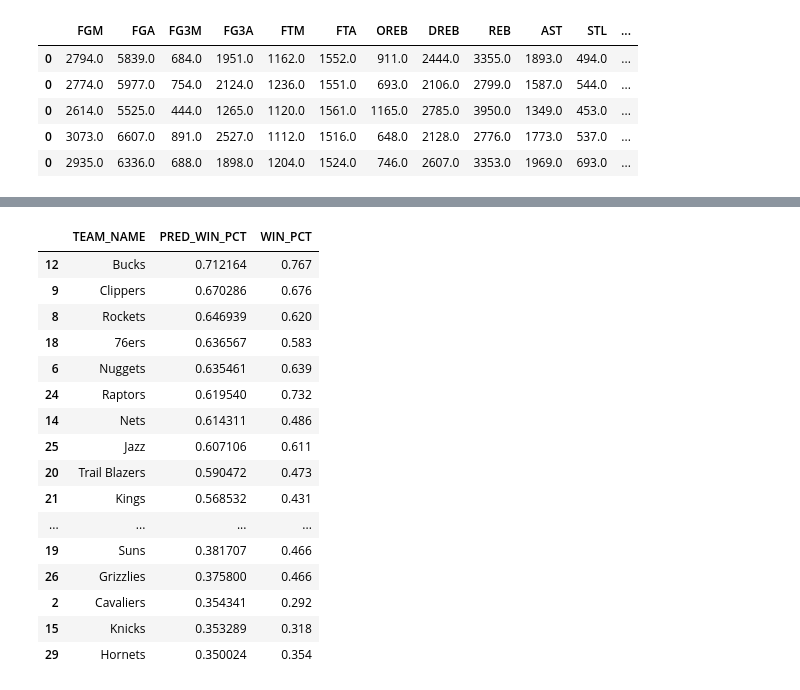
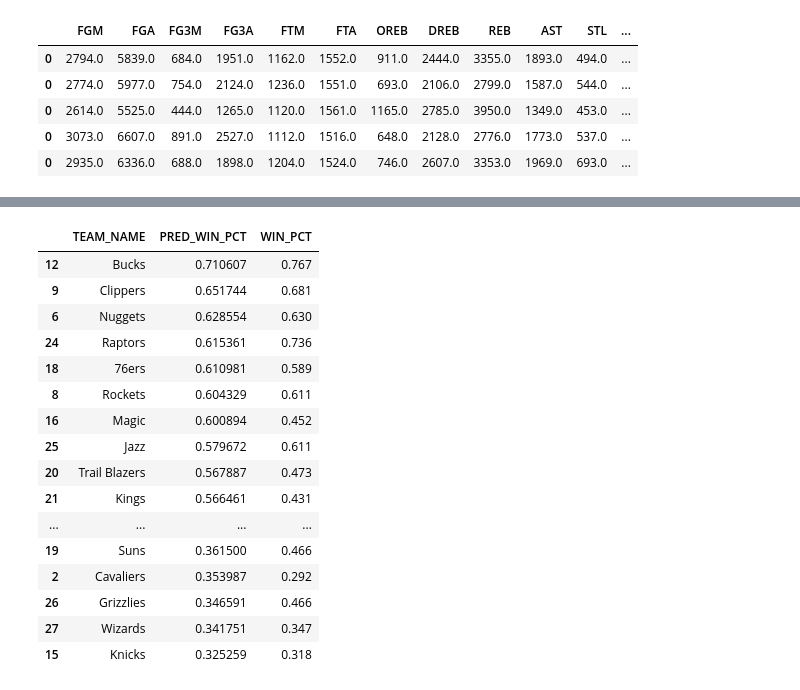
Before and after one commit to LarsShaq/Coursera_Capstone, a Jupyter notebook: NBA.ipynb, the cells around one changed output, grey strips where cells are left out. Drawn from its saved outputs; the diff is of its cells as text; code cells hidden in the pictures.

```diff
--- a/NBA.ipynb
+++ b/NBA.ipynb
@@ -417,0 +423,11 @@ dtype: int64
+# %%
+season_df["PTS_diff"] = season_df["PTS_x"]-season_df["PTS_y"]
+season_df["AST_diff"] = season_df["AST_x"]-season_df["AST_y"]
+season_df["REB_diff"] = season_df["REB_x"]-season_df["REB_y"]
+season_df["FGM_diff"] = season_df["FGM_x"]-season_df["FGM_y"]
+season_df["TOV_diff"] = season_df["TOV_x"]-season_df["TOV_y"]
+season_df["FG_PCT_y"] = season_df["FGM_y"]/season_df["FGA_y"]
+season_df["FG3_PCT_y"] = season_df["FG3M_y"]/season_df["FG3A_y"]
+season_df["FT_PCT_y"] = season_df["FTM_y"]/season_df["FTA_y"]
+
+season_df.head()
@@ -418,11 +442,9 @@ dtype: int64
 # %%
-features = ['GP','PREV_WIN_PCT', 'PO_WINS', 'PO_LOSSES',
-       'NBA_FINALS_APPEARANCE', 'FGM_x', 'FGA_x', 'FG_PCT', 'FG3M_x', 'FG3A_x',
-       'FG3_PCT', 'FTM_x', 'FTA_x', 'FT_PCT', 'OREB_x', 'DREB_x', 'REB_x',
-       'AST_x', 'PF_x', 'STL_x', 'TOV_x', 'BLK_x', 'PTS_x', 'PTS_RANK', 'WON',
-       'PO_GAMES', 'FGM_y', 'FGA_y', 'FG3M_y',
-       'FG3A_y', 'FTM_y', 'FTA_y', 'OREB_y', 'DREB_y', 'REB_y', 'AST_y',
-       'STL_y', 'BLK_y', 'TOV_y', 'PF_y', 'PTS_y']
+features = ['PREV_WIN_PCT', 'PO_WINS', 'PO_LOSSES',
+       'NBA_FINALS_APPEARANCE', 'PTS_RANK','FGM_y', 'FGA_y', 'FG3M_y',
+       'FG3A_y', 'OREB_y', 'DREB_y', 'REB_y', 'AST_y',
+       'STL_y', 'BLK_y', 'TOV_y', 'PF_y', 'PTS_y', "NEW_PLAYERS", "PTS_diff", "AST_diff","REB_diff",
+           "FGM_diff","TOV_diff","FG_PCT_y","FG3_PCT_y","FT_PCT_y"]
 X = season_df[features]
 Y = season_df["WIN_PCT"]
 
@@ -440,5 +462,5 @@ RMSE Linear Regression:  0.105
 # %%
-alphas = [0.0003,0.0001, 0.00005, 0.00001]
+alphas = [0.0003,0.0001, 0.00005, 0.00001, 0]
 cv_ridge = [cv(make_pipeline(RobustScaler(), Lasso(alpha))).mean() for alpha in alphas]
 print("Min value: {}".format(min(cv_ridge)))
 cv_ridge = pd.Series(cv_ridge, index = alphas)
@@ -447,10 +469,11 @@ plt.xlabel("alpha")
 plt.ylabel("rmse")
 plt.show()
 
-lasso = make_pipeline(RobustScaler(), Lasso(0.0005))
+lasso = make_pipeline(RobustScaler(), Lasso(0.00005))
 lasso.fit(X,Y)
 lasso[1].coef_
 
 coef = pd.Series(lasso[1].coef_, index = X.columns)
+print(coef)
 print("Lasso picked " + str(sum(coef != 0)) + " variables and eliminated the other " +  str(sum(coef == 0)) + " variables")
 # %% [output]
@@ -484,6 +523,8 @@ for index, row in season_2019_df.iterrows():
     summed_stats = pd.DataFrame(new_df[(new_df["PLAYER_ID"].isin(players)) & (new_df["SEASON_ID"]==prev_season)][features].sum(axis=0)).transpose()
     summed_stats["YEAR"] = season
     summed_stats["TEAM_ID"] = team_id
+    diff_players = len(set(players).difference(set(prev_players)))
+    summed_stats["NEW_PLAYERS"] = diff_players
     stats.append(summed_stats)
 
 summed_stats_new = pd.concat(stats, axis=0)
@@ -510,28 +551,28 @@ season_2019_df.head()
 # %%
 features = ['GP','PREV_WIN_PCT', 'PO_WINS', 'PO_LOSSES',
        'NBA_FINALS_APPEARANCE', 'FGM_x', 'FGA_x', 'FG_PCT', 'FG3M_x', 'FG3A_x',
        'FG3_PCT', 'FTM_x', 'FTA_x', 'FT_PCT', 'OREB_x', 'DREB_x', 'REB_x',
        'AST_x', 'PF_x', 'STL_x', 'TOV_x', 'BLK_x', 'PTS_x', 'PTS_RANK', 'WON',
        'PO_GAMES', 'FGM_y', 'FGA_y', 'FG3M_y',
        'FG3A_y', 'FTM_y', 'FTA_y', 'OREB_y', 'DREB_y', 'REB_y', 'AST_y',
-       'STL_y', 'BLK_y', 'TOV_y', 'PF_y', 'PTS_y']
+       'STL_y', 'BLK_y', 'TOV_y', 'PF_y', 'PTS_y', "NEW_PLAYERS"]
 predict_season_standing(lasso, season_2019_df, features)
 season_2019_df.sort_values("PRED_WIN_PCT", ascending=False)[["TEAM_NAME","PRED_WIN_PCT", "WIN_PCT"]].head(30)
 # %% [output]
 |  | TEAM_NAME | PRED_WIN_PCT | WIN_PCT |
-| 12 | Bucks | 0.712164 | 0.767 |
-| 9 | Clippers | 0.670286 | 0.676 |
-| 8 | Rockets | 0.646939 | 0.620 |
-| 18 | 76ers | 0.636567 | 0.583 |
-| 6 | Nuggets | 0.635461 | 0.639 |
-| 24 | Raptors | 0.619540 | 0.732 |
-| 14 | Nets | 0.614311 | 0.486 |
-| 25 | Jazz | 0.607106 | 0.611 |
-| 20 | Trail Blazers | 0.590472 | 0.473 |
-| 21 | Kings | 0.568532 | 0.431 |
+| 12 | Bucks | 0.710607 | 0.767 |
+| 9 | Clippers | 0.651744 | 0.681 |
+| 6 | Nuggets | 0.628554 | 0.630 |
+| 24 | Raptors | 0.615361 | 0.736 |
+| 18 | 76ers | 0.610981 | 0.589 |
+| 8 | Rockets | 0.604329 | 0.611 |
+| 16 | Magic | 0.600894 | 0.452 |
+| 25 | Jazz | 0.579672 | 0.611 |
+| 20 | Trail Blazers | 0.567887 | 0.473 |
+| 21 | Kings | 0.566461 | 0.431 |
 | ... | ... | ... | ... |
-| 19 | Suns | 0.381707 | 0.466 |
-| 26 | Grizzlies | 0.375800 | 0.466 |
-| 2 | Cavaliers | 0.354341 | 0.292 |
-| 15 | Knicks | 0.353289 | 0.318 |
-| 29 | Hornets | 0.350024 | 0.354 |
+| 19 | Suns | 0.361500 | 0.466 |
+| 2 | Cavaliers | 0.353987 | 0.292 |
+| 26 | Grizzlies | 0.346591 | 0.466 |
+| 27 | Wizards | 0.341751 | 0.347 |
+| 15 | Knicks | 0.325259 | 0.318 |
```
Also changed, not shown: parts of 22 cells of this notebook.
